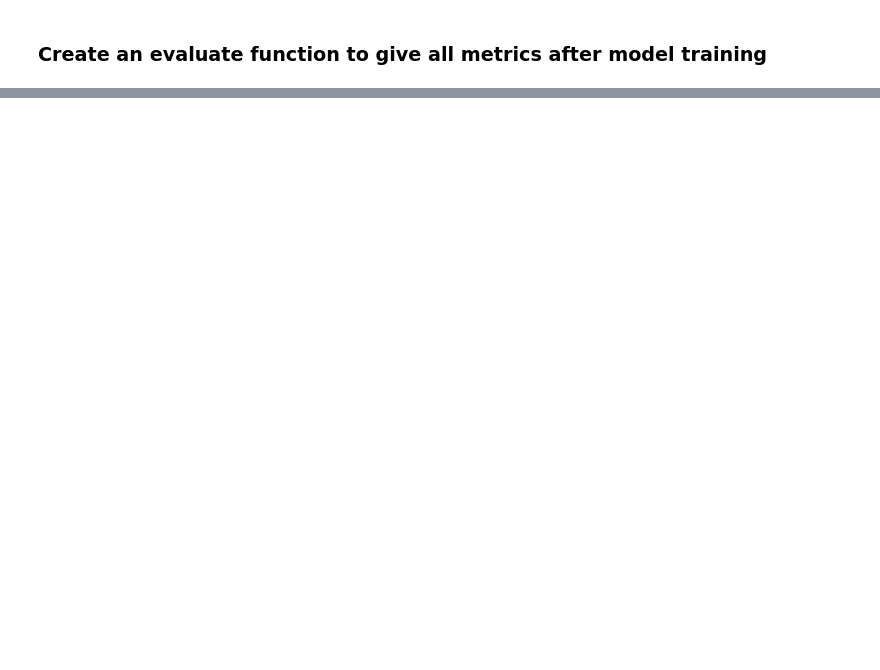
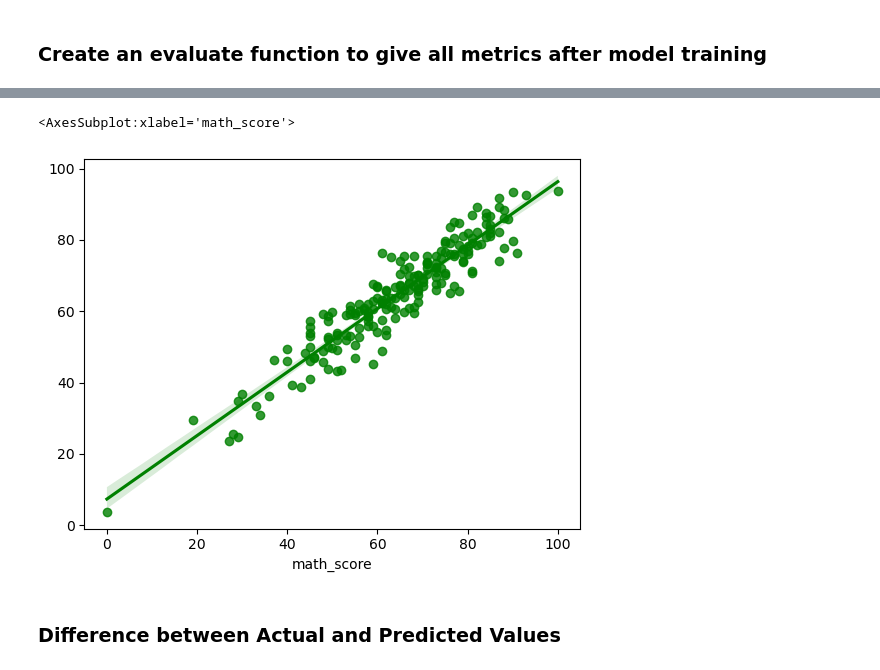
Before and after one commit to gbiamgaurav/MLProjects, a Jupyter notebook: notebook/MODELTRAINING.ipynb, the cells around one changed output, grey strips where cells are left out. Cells and saved outputs as stored; diff of their text form; code cells hidden in the pictures; blank space fills up the shorter version.

```diff
--- a/notebook/MODELTRAINING.ipynb
+++ b/notebook/MODELTRAINING.ipynb
@@ -153,0 +247,7 @@ for i in range(len(list(models))):
+# %%
+sns.regplot(x=y_test, y=y_pred, color='green')
+# %% [output]
+<AxesSubplot:xlabel='math_score'>
+[figure, added]
+# %% [markdown]
+### Difference between Actual and Predicted Values
```
Also changed, not shown: parts of 18 cells of this notebook, 4 other files.
